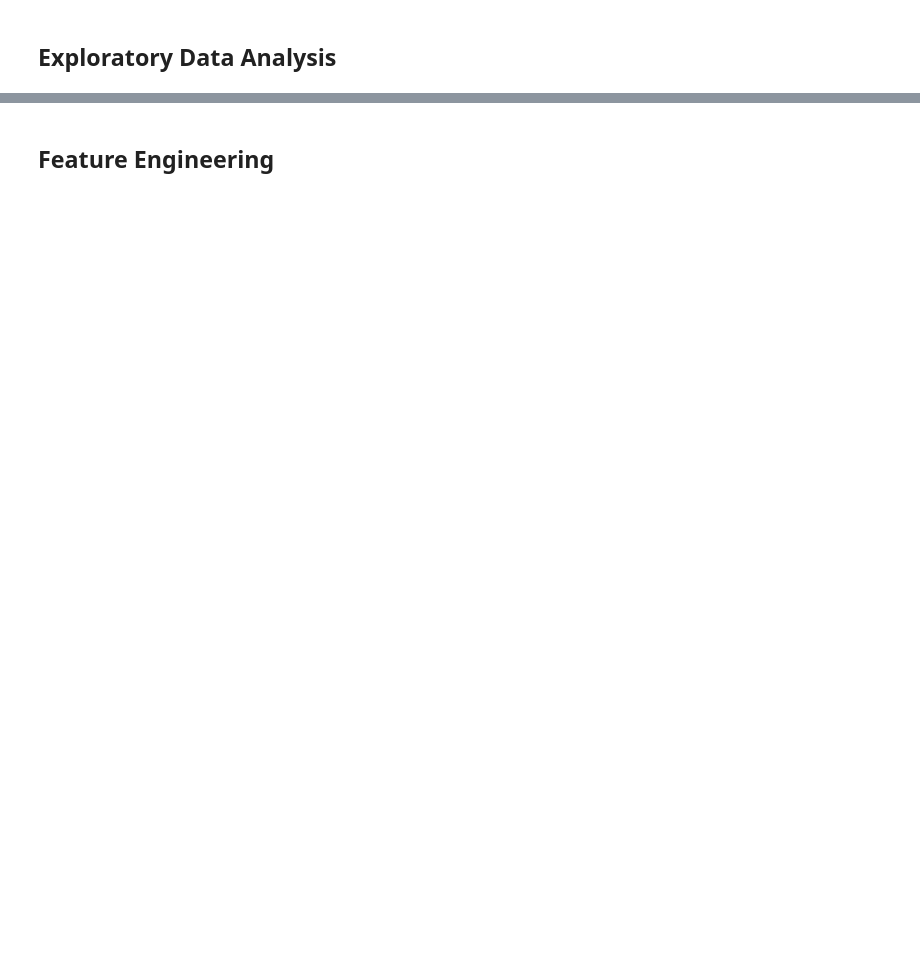
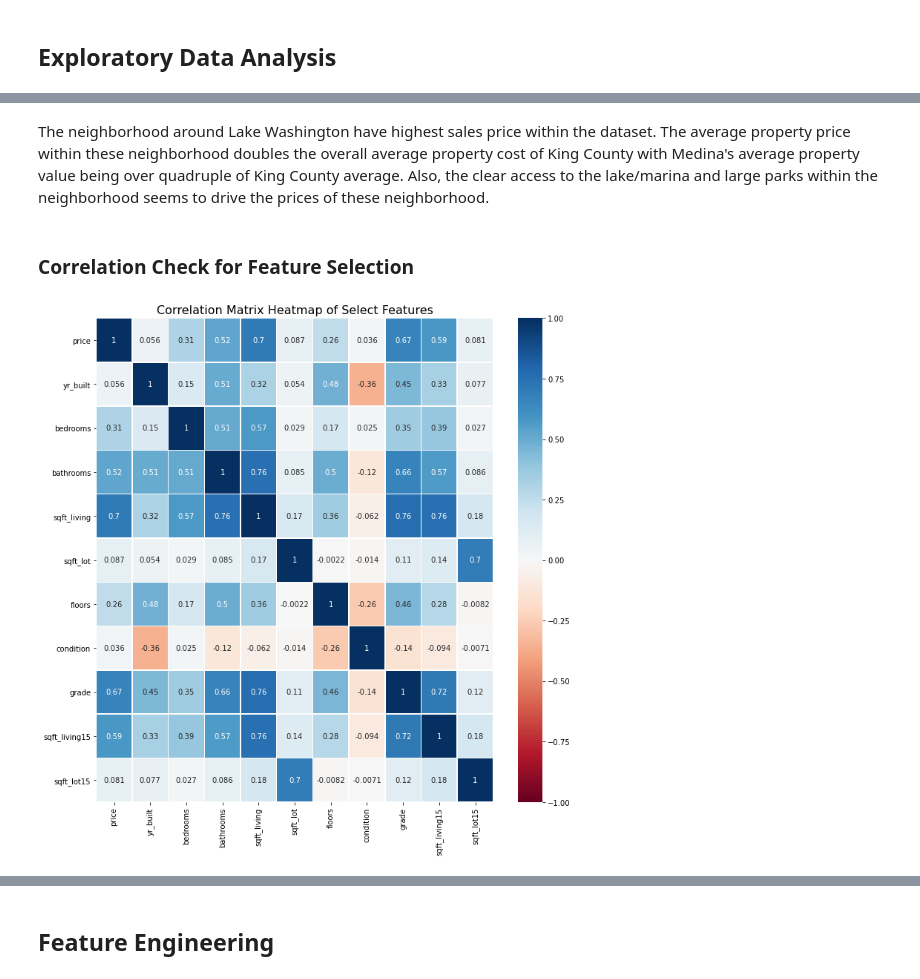
Before and after one commit to yunghanjeong/King_County_Housing_Price_Prediction, a Jupyter notebook: housing_price_prediction.ipynb, the cells around one changed output, grey strips where cells are left out. Cells and saved outputs as stored; diff of their text form; code cells hidden in the pictures; blank space fills up the shorter version.

```diff
--- a/housing_price_prediction.ipynb
+++ b/housing_price_prediction.ipynb
@@ -74,0 +91,3 @@ dtype: int64
+# %%
+summary_features = ["price", "yr_built", "bedrooms", "bathrooms", "sqft_living", "sqft_lot",
+                    "floors", "condition", "grade", "sqft_living15", "sqft_lot15"]
@@ -74,0 +153,10 @@ dtype: int64
+# %% [markdown]
+The neighborhood around Lake Washington have highest sales price within the dataset. The average property price within these neighborhood doubles the overall average property cost of King County with Medina's average property value being over quadruple of King County average. Also, the clear access to the lake/marina and large parks within the neighborhood seems to drive the prices of these neighborhood.
+# %% [markdown]
+### Correlation Check for Feature Selection
+# %%
+plt.subplots(figsize=(12,12))
+sns.heatmap(kc_df[summary_features].corr(), annot=True, linewidths=.5, cmap="RdBu", vmin = -1, vmax=1)
+plt.title("Correlation Matrix Heatmap of Select Features", size=16);
+# %% [output]
+[figure, added]
```
Also changed, not shown: parts of 19 cells of this notebook, 2 other files.
